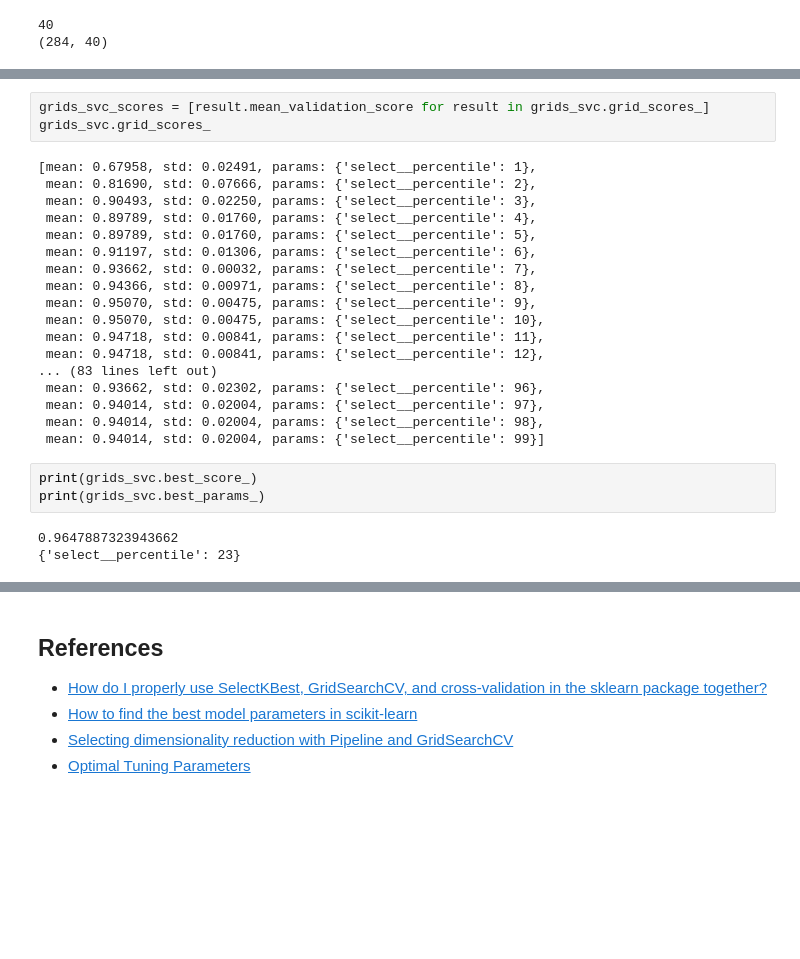
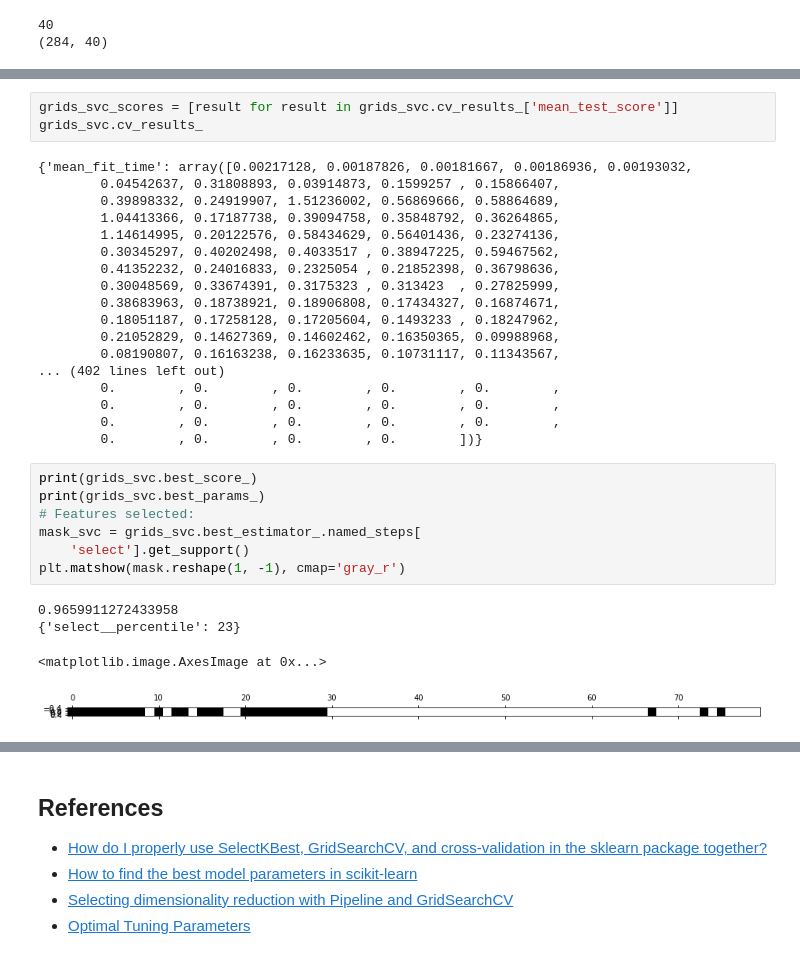
Before and after one commit to geocarvalho/python-ds, a Jupyter notebook: DS-fundations-2/machine-learning/12-features_selection.ipynb, the cells around one changed output, grey strips where cells are left out. Cells and saved outputs as stored; diff of their text form; blank space fills up the shorter version.

```diff
--- a/DS-fundations-2/machine-learning/12-features_selection.ipynb
+++ b/DS-fundations-2/machine-learning/12-features_selection.ipynb
@@ -249,30 +273,36 @@ GridSearchCV(cv=None, error_score='raise',
 # %%
-grids_svc_scores = [result.mean_validation_score for result in grids_svc.grid_scores_]
-grids_svc.grid_scores_
+grids_svc_scores = [result for result in grids_svc.cv_results_['mean_test_score']]
+grids_svc.cv_results_
 # %% [output]
-[mean: 0.67958, std: 0.02491, params: {'select__percentile': 1},
- mean: 0.81690, std: 0.07666, params: {'select__percentile': 2},
- mean: 0.90493, std: 0.02250, params: {'select__percentile': 3},
- mean: 0.89789, std: 0.01760, params: {'select__percentile': 4},
- mean: 0.89789, std: 0.01760, params: {'select__percentile': 5},
- mean: 0.91197, std: 0.01306, params: {'select__percentile': 6},
- mean: 0.93662, std: 0.00032, params: {'select__percentile': 7},
- mean: 0.94366, std: 0.00971, params: {'select__percentile': 8},
- mean: 0.95070, std: 0.00475, params: {'select__percentile': 9},
- mean: 0.95070, std: 0.00475, params: {'select__percentile': 10},
- mean: 0.94718, std: 0.00841, params: {'select__percentile': 11},
- mean: 0.94718, std: 0.00841, params: {'select__percentile': 12},
-... (83 lines left out)
- mean: 0.93662, std: 0.02302, params: {'select__percentile': 96},
- mean: 0.94014, std: 0.02004, params: {'select__percentile': 97},
- mean: 0.94014, std: 0.02004, params: {'select__percentile': 98},
- mean: 0.94014, std: 0.02004, params: {'select__percentile': 99}]
+{'mean_fit_time': array([0.00217128, 0.00187826, 0.00181667, 0.00186936, 0.00193032,
+        0.04542637, 0.31808893, 0.03914873, 0.1599257 , 0.15866407,
+        0.39898332, 0.24919907, 1.51236002, 0.56869666, 0.58864689,
+        1.04413366, 0.17187738, 0.39094758, 0.35848792, 0.36264865,
+        1.14614995, 0.20122576, 0.58434629, 0.56401436, 0.23274136,
+        0.30345297, 0.40202498, 0.4033517 , 0.38947225, 0.59467562,
+        0.41352232, 0.24016833, 0.2325054 , 0.21852398, 0.36798636,
+        0.30048569, 0.33674391, 0.3175323 , 0.313423  , 0.27825999,
+        0.38683963, 0.18738921, 0.18906808, 0.17434327, 0.16874671,
+        0.18051187, 0.17258128, 0.17205604, 0.1493233 , 0.18247962,
+        0.21052829, 0.14627369, 0.14602462, 0.16350365, 0.09988968,
+        0.08190807, 0.16163238, 0.16233635, 0.10731117, 0.11343567,
+... (402 lines left out)
+        0.        , 0.        , 0.        , 0.        , 0.        ,
+        0.        , 0.        , 0.        , 0.        , 0.        ,
+        0.        , 0.        , 0.        , 0.        , 0.        ,
+        0.        , 0.        , 0.        , 0.        ])}
-# %%
-print(grids_svc.best_score_)
-print(grids_svc.best_params_)
-# %% [output]
-0.9647887323943662
-{'select__percentile': 23}
+# %%
+print(grids_svc.best_score_)
+print(grids_svc.best_params_)
+# Features selected:
+mask_svc = grids_svc.best_estimator_.named_steps[
+    'select'].get_support()
+plt.matshow(mask.reshape(1, -1), cmap='gray_r')
+# %% [output]
+0.9659911272433958
+{'select__percentile': 23}
+<matplotlib.image.AxesImage at 0x...>
+[figure, added]
 # %%
 # Plot scores vs parameter
 # https://stackoverflow.com/questions/4805048/how-to-get-different-colored-lines-for-different-plots-in-a-single-figure
```
Also changed, not shown: parts of 11 cells of this notebook.
